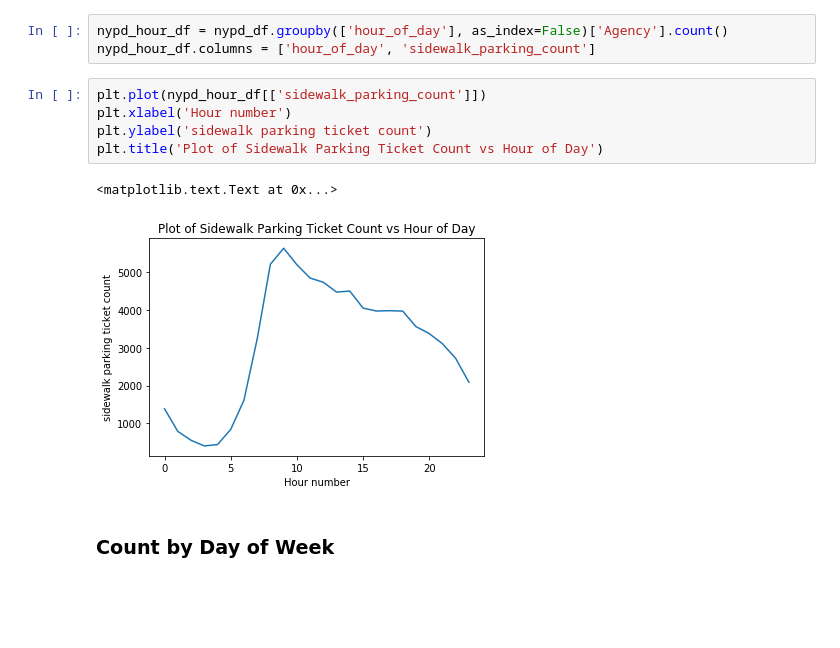
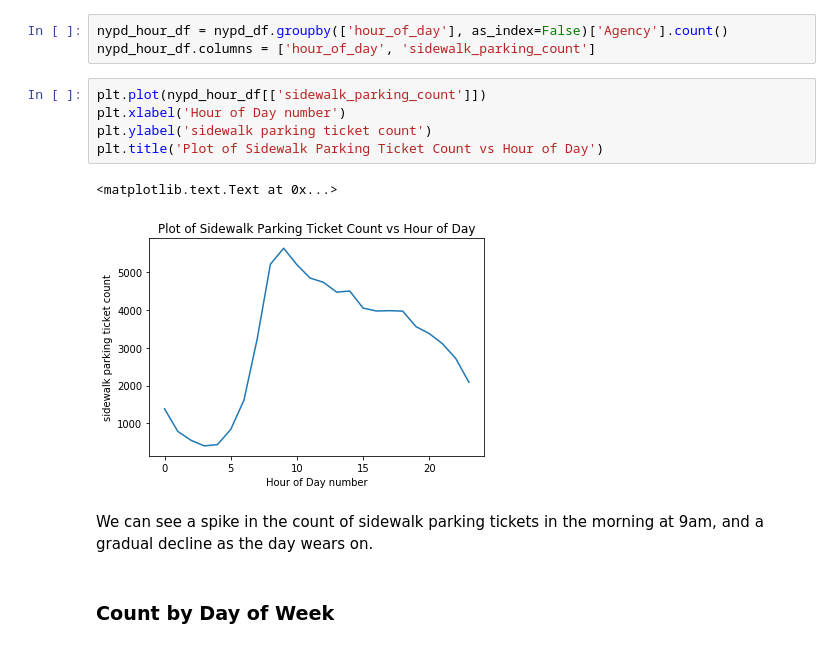
Before and after one commit to gperrin12/nypd_illegal_parking_tickets, a Jupyter notebook: NYPD_illegal_parking_062017.ipynb, the cells around one changed output. Cells and saved outputs as stored; diff of their text form; blank space fills up the shorter version.

```diff
--- a/NYPD_illegal_parking_062017.ipynb
+++ b/NYPD_illegal_parking_062017.ipynb
@@ -87,12 +90,14 @@ nypd_hour_df = nypd_df.groupby(['hour_of_day'], as_index=False)['Agency'].count(
 nypd_hour_df.columns = ['hour_of_day', 'sidewalk_parking_count']
 # %%
 plt.plot(nypd_hour_df[['sidewalk_parking_count']])
-plt.xlabel('Hour number')
+plt.xlabel('Hour of Day number')
 plt.ylabel('sidewalk parking ticket count')
 plt.title('Plot of Sidewalk Parking Ticket Count vs Hour of Day')
 # %% [output]
 <matplotlib.text.Text at 0x...>
-[figure, old version]
+[figure, new version]
+# %% [markdown]
+We can see a spike in the count of sidewalk parking tickets in the morning at 9am, and a gradual decline as the day wears on.
 # %% [markdown]
 ### Count by Day of Week
 # %%
```
Also changed, not shown: parts of 25 cells of this notebook.
